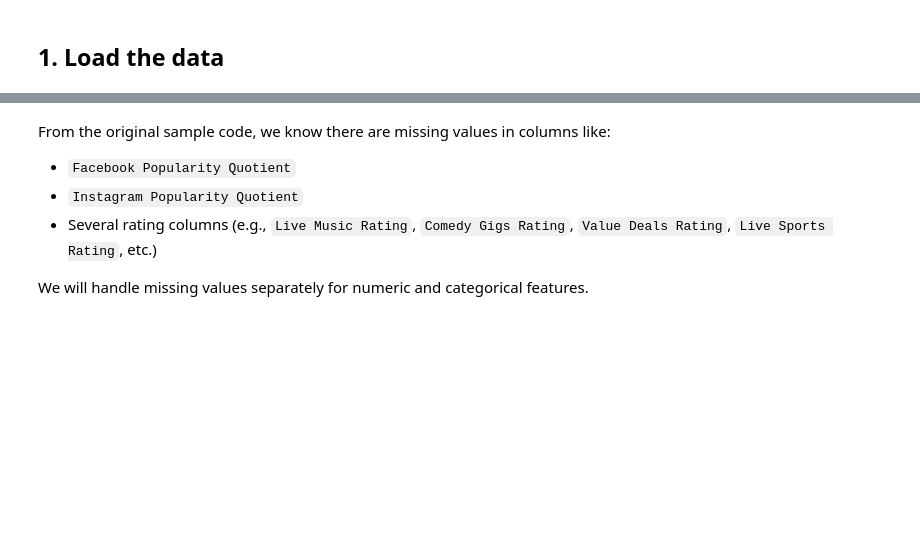
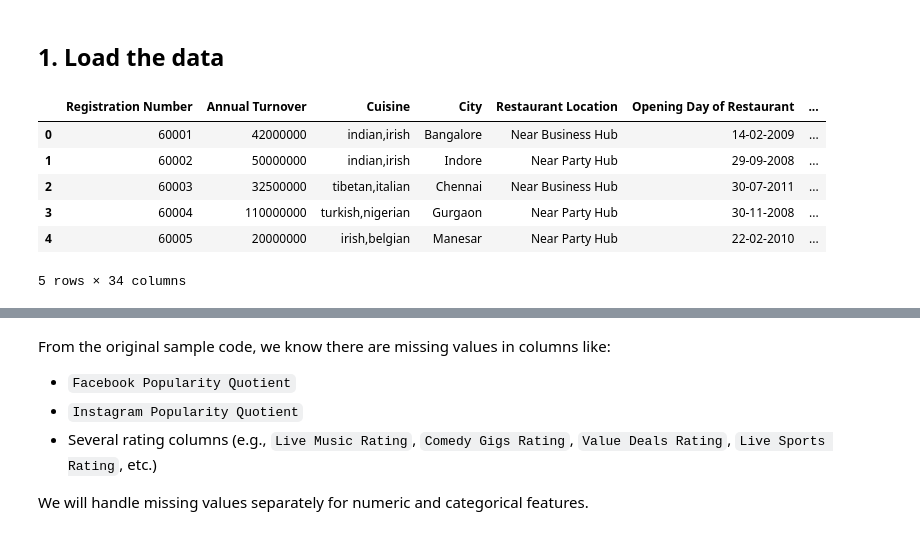
Before and after one commit to bootstrap0/hackathon, a Jupyter notebook: Hackathon_Code.ipynb, the cells around one changed output, grey strips where cells are left out. Saved outputs shown, nothing was run; the diff lists cells and outputs as text; code cells hidden in the pictures; blank space fills up the shorter version.

```diff
--- a/Hackathon_Code.ipynb
+++ b/Hackathon_Code.ipynb
@@ -28,12 +28,20 @@ from sklearn.pipeline import Pipeline
 # %% [markdown]
 ## 1. Load the data
 # %%
-train_path = 'Train dataset.csv'
-test_path = 'Test dataset.csv'
+train_path = 'https://raw.githubusercontent.com/bootstrap0/hackathon/refs/heads/main/Train_dataset.csv'
+test_path = 'https://raw.githubusercontent.com/bootstrap0/hackathon/refs/heads/main/Test_dataset.csv'
 
 df_train = pd.read_csv(train_path)
 df_test = pd.read_csv(test_path)
 
 df_train.head()
+# %% [output]
+|  | Registration Number | Annual Turnover | Cuisine | City | Restaurant Location | Opening Day of Restaurant | ... |
+| 0 | 60001 | 42000000 | indian,irish | Bangalore | Near Business Hub | 14-02-2009 | ... |
+| 1 | 60002 | 50000000 | indian,irish | Indore | Near Party Hub | 29-09-2008 | ... |
+| 2 | 60003 | 32500000 | tibetan,italian | Chennai | Near Business Hub | 30-07-2011 | ... |
+| 3 | 60004 | 110000000 | turkish,nigerian | Gurgaon | Near Party Hub | 30-11-2008 | ... |
+| 4 | 60005 | 20000000 | irish,belgian | Manesar | Near Party Hub | 22-02-2010 | ... |
+5 rows × 34 columns
 # %%
 df_train.info()
```
Also changed, not shown: parts of 14 cells of this notebook.
